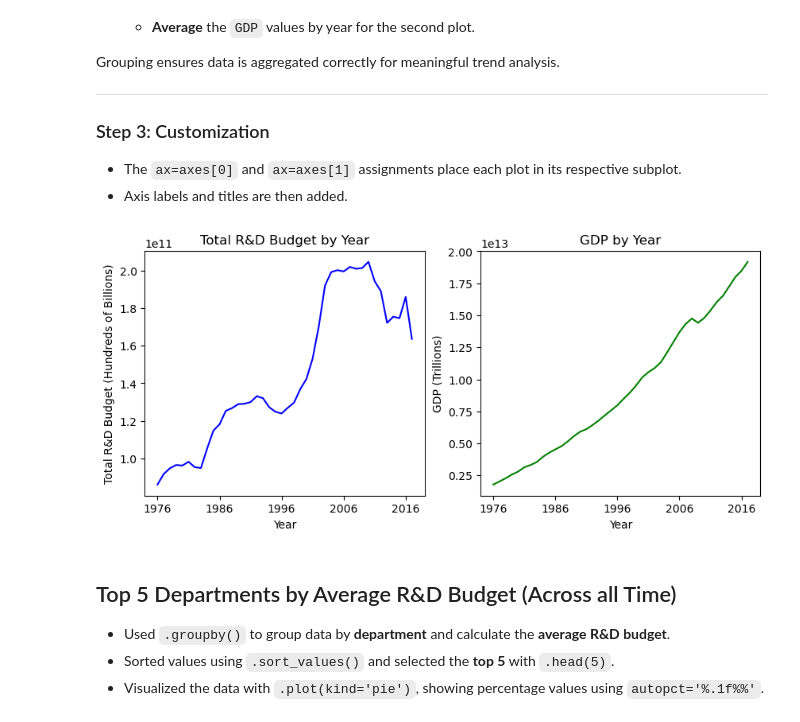
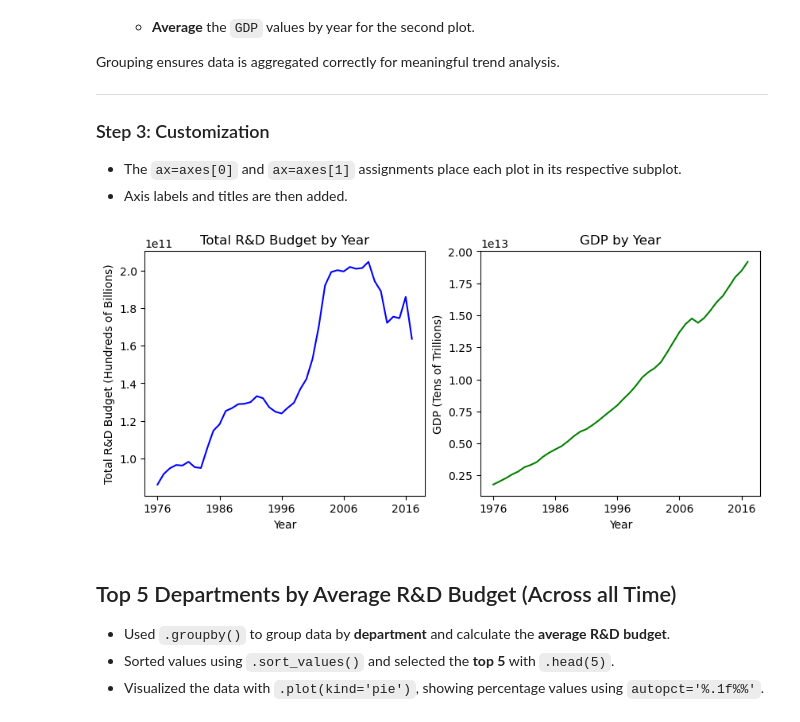
Before and after one commit to ArisC123/Cardoso-Data-Science-Portfolio, a Jupyter notebook: TidyData-Project/TidyData_Analysis.ipynb, the cells around one changed output. Drawn from its saved outputs; the diff is of its cells as text; code cells hidden in the pictures.

```diff
--- a/TidyData-Project/TidyData_Analysis.ipynb
+++ b/TidyData-Project/TidyData_Analysis.ipynb
@@ -129,37 +129,36 @@ import matplotlib.pyplot as plt
 import matplotlib.ticker as mticker
 
 # Create a figure with 1 row and 2 columns to get side-by-side plots
 fig, axes = plt.subplots(1, 2, figsize=(10, 4))  # 1 row, 2 columns
 
 # Chart 1: Total R&D Budget by Year
 # Creating a sub data frame from the tidy data set that contains the summed R&D budget across all departments by year
-# To group this datatogether, we use the groupby() method on the 'Year' column, and then sum() the 'RD_Budget' column
+# To group this data together, we use the groupby() method on the 'Year' column, and then sum() the 'RD_Budget' column
 
 df_melted.groupby('Year')[['RD_Budget']].sum().plot(
     kind='line',
     ax=axes[0],              # Assign to first subplot
     color='blue',
     title='Total R&D Budget by Year',
     legend=False
 )
 axes[0].set_xlabel("Year")
 axes[0].set_ylabel('Total R&D Budget (Hundreds of Billions)')
 
 # Chart 2: GDP by Year
 df_melted.groupby('Year')[['GDP']].mean().plot(
     kind='line',
     ax=axes[1],              # Assign to second subplot
     color='green',
     title='GDP by Year',
     legend=False
 )
 axes[1].set_xlabel("Year")
-axes[1].set_ylabel('GDP (Trillions)')
+axes[1].set_ylabel('GDP (Tens of Trillions)')
 
-# Adjust spacing for better readability
 plt.show()
 # %% [output]
-[figure, old version]
+[figure, new version]
 # %% [markdown]
 ## Top 5 Departments by Average R&D Budget (Across all Time)
 
```
Also changed, not shown: parts of 7 cells of this notebook.
